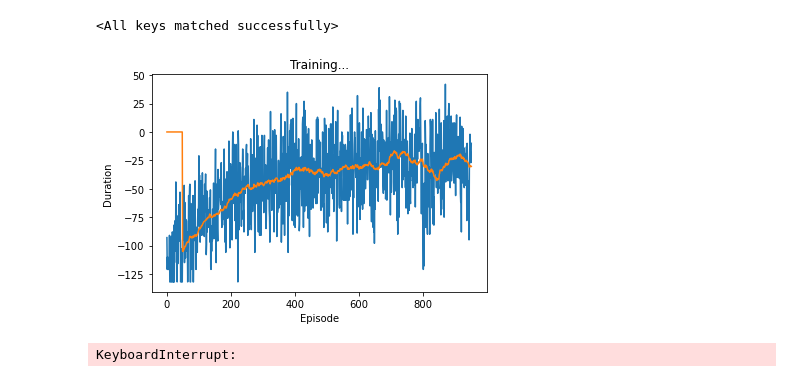
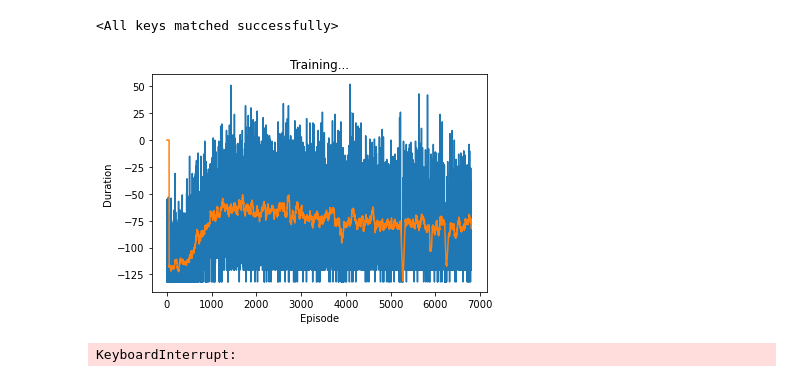
Before and after one commit to jasson31/COSE474_Deep_Learning, a Jupyter notebook: DQN test.ipynb, the cells around one changed output. Cells and saved outputs as stored; diff of their text form; code cells hidden in the pictures.

```diff
--- a/DQN test.ipynb
+++ b/DQN test.ipynb
@@ -93,7 +93,7 @@ target_net.load_state_dict(policy_net.state_dict())
 # %%
 BATCH_SIZE = 128
 MEMORY_SIZE = 3000
-GAMMA = 0.2
+GAMMA = 0.1
 EPS_START = 0.9
 EPS_END = 0.02
 EPS_DECAY = 800
@@ -156,7 +156,7 @@ def optimize_model():
     transitions = memory.sample(BATCH_SIZE)
     # Transpose the batch
     batch = Transition(*zip(*transitions))
-    """
+
     non_final_mask = torch.tensor(tuple(map(lambda s: s is not None,
                       batch.next_state)), dtype=torch.bool)
     temp = [s for s in batch.next_state if s is not None]
@@ -170,7 +170,7 @@ def optimize_model():
                                           batch.next_state)), device=device, dtype=torch.bool)
     non_final_next_states = torch.cat([s for s in batch.next_state
                                                 if s is not None])
-
+    """
     state_batch = torch.cat(batch.state)
     action_batch = torch.cat(batch.action)
     reward_batch = torch.cat(batch.reward)
@@ -188,14 +188,13 @@ def optimize_model():
     # Huber 손실 계산
     loss = F.smooth_l1_loss(state_action_values, expected_state_action_values)
     """
-    """
     Qpred = policy_net(state_batch).gather(1, action_batch)
     #Qpred = torch.index_select(policy_net(state_batch), dim = 1, index = torch.argmax(action_batch, dim = 1))
 
     next_state_values = torch.zeros((BATCH_SIZE,1), device=device, dtype = torch.float)
-    next_state_values[non_final_mask] = torch.max(target_net(non_final_next_states), dim=1)[0].reshape(len(non_final_next_states),1 )
+    next_state_values[non_final_mask] = torch.max(target_net(non_final_next_states), dim=1)[0]
 
-    Qs = next_state_values * GAMMA + reward_batch * REWARD_SCALE
+    Qs = next_state_values * GAMMA + reward_batch.view(BATCH_SIZE,1) * REWARD_SCALE
     """
     state_action_values = policy_net(state_batch).gather(1, action_batch)
 
@@ -203,11 +202,11 @@ def optimize_model():
     # non_final_next_states의 행동들에 대한 기대값은 "이전" target_net을 기반으로 계산됩니다.
     # max(1)[0]으로 최고의 보상을 선택하십시오.
     # 이것은 마스크를 기반으로 병합되어 기대 상태 값을 갖거나 상태가 최종인 경우 0을 갖습니다.
-    next_state_values = torch.zeros(BATCH_SIZE, device=device) * -100
+    next_state_values = torch.ones(BATCH_SIZE, device=device) * -100
     next_state_values[non_final_mask] = target_net(non_final_next_states).max(1)[0].detach()
     # 기대 Q 값 계산
     expected_state_action_values = (next_state_values * GAMMA) + reward_batch * REWARD_SCALE
-
+    """
     """
     Qs = torch.zeros(BATCH_SIZE, device=device, dtype = torch.float, requires_grad = True)
 
@@ -216,7 +215,7 @@ def optimize_model():
             Qs[i] += torch.argmax(target_net(next_states[i])) * GAMMA
     Qs += reward_batch * REWARD_SCALE
     """
-    loss = F.smooth_l1_loss(state_action_values, expected_state_action_values.unsqueeze(1))
+    loss = F.smooth_l1_loss(Qpred, Qs)
     # 모델 최적화
     optimizer.zero_grad()
     loss.backward()
@@ -228,51 +227,49 @@ num_episodes = 500000
 for i_episode in range(num_episodes):
     # 환경과 상태 초기화
     yacht.reset_game()
-    state, reward, _ = yacht.get_yacht_output()
+    state, _ , _ = yacht.get_yacht_output()
     state = torch.tensor(state, dtype=torch.float, device=device, requires_grad = False)
     for t in count():
         # 행동 선택과 수행
         action = select_action(state.reshape(1,INPUT_SIZE))
-        yacht.update(action)
-        new_state, new_reward, done = yacht.get_yacht_output()
-        step_reward = torch.tensor([new_reward - reward], device=device, requires_grad = False)
+        reward = yacht.update(action)
+        new_state, _, done = yacht.get_yacht_output()
+        step_reward = torch.tensor([reward], device=device, requires_grad = False)
 
         if not done:
             new_state = torch.tensor(new_state, dtype=torch.float, device=device, requires_grad = False)
             memory.push(state.reshape(1,INPUT_SIZE), action, new_state.reshape(1,INPUT_SIZE), \
                     step_reward)
         else:
             new_state = None
             memory.push(state.reshape(1,INPUT_SIZE), action, None, \
                     step_reward)
 
 
         # 다음 상태로 이동
         state = new_state
-        reward = new_reward
 
         # 최적화 한단계 수행(목표 네트워크에서)
         optimize_model()
         if done:
             state, score, _ = yacht.get_yacht_output()
             episode_scores.append(score)
             #print("{0}) {1}\tscore : {2}, turns = {3}".format(i_episode, state[:12], score, t+1))
 
-            print(str(state[:12]))
-
-            plot_scores()
+            if i_episode % 200 == 0:
+                plot_scores()
 
             break
 
     #목표 네트워크 업데이트, 모든 웨이트와 바이어스 복사
     if i_episode % TARGET_UPDATE == 0:
         target_net.load_state_dict(policy_net.state_dict())
     if i_episode % 10000 == 0:
         torch.save(policy_net.state_dict(), './data/solo_net_' + str(i_episode//10000))
 
 print('Complete')
 # %% [output]
-[figure, old version]
+[figure, new version]
 KeyboardInterrupt:
 # %%
 def step_by_step():
```
Also changed, not shown: parts of 2 cells of this notebook, 17 other files.
